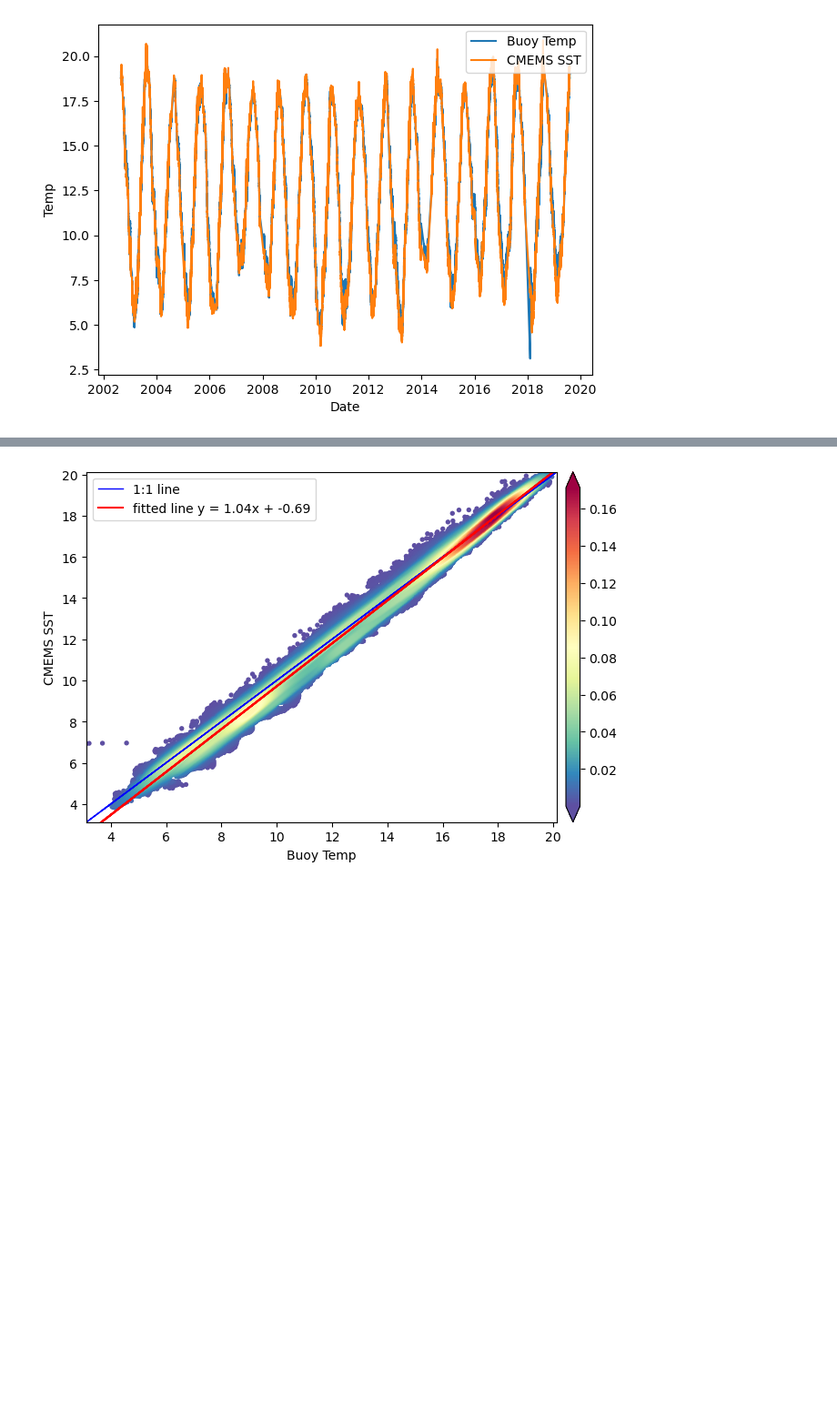
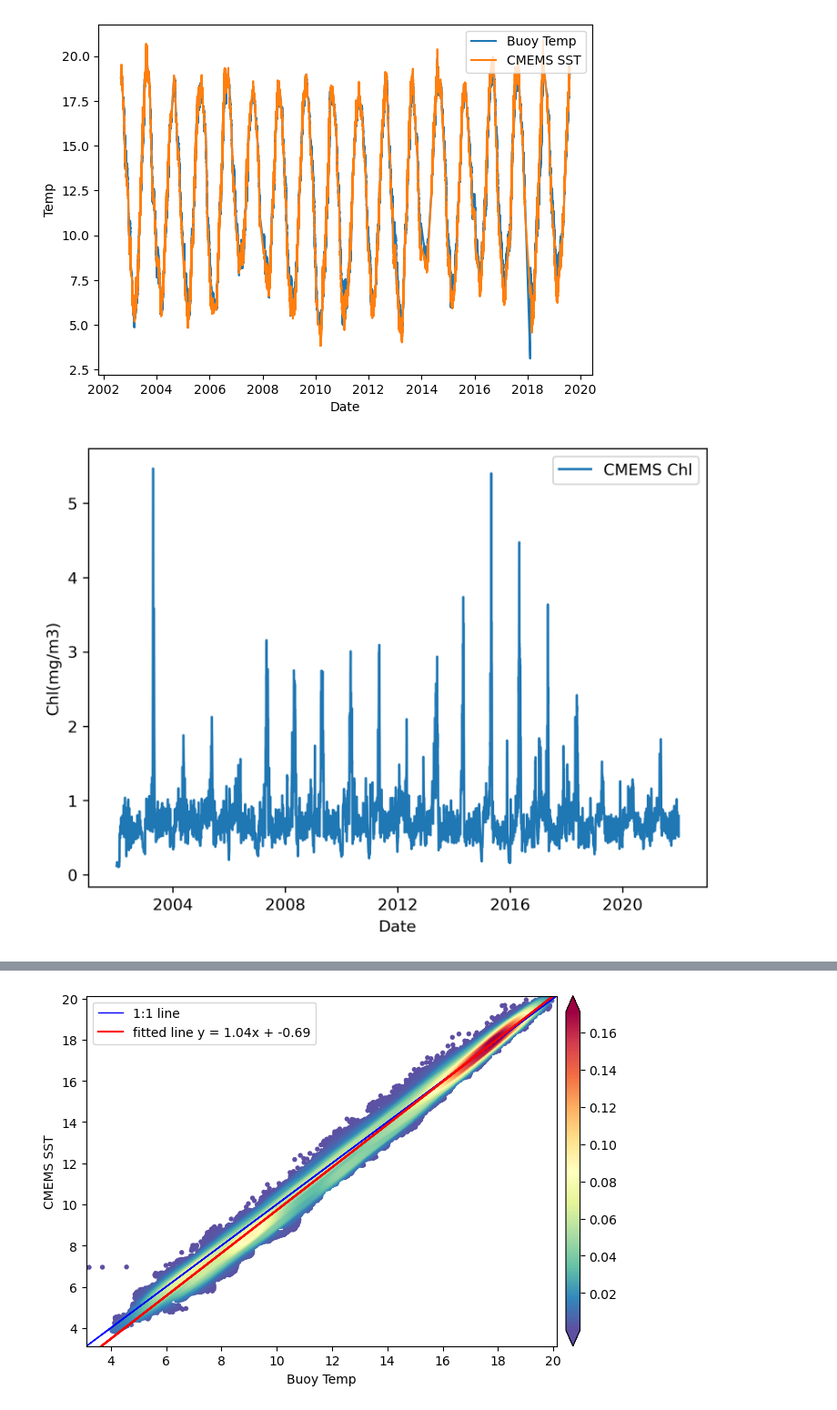
Before and after one commit to Reubenpt123/DAV, a Jupyter notebook: Scatter_plot.ipynb, the cells around one changed output, grey strips where cells are left out. Shown: that part at 91% size. Saved outputs shown, nothing was run; the diff lists cells and outputs as text; code cells hidden in the pictures; blank space fills up the shorter version.

```diff
--- a/Scatter_plot.ipynb
+++ b/Scatter_plot.ipynb
@@ -103,3 +103,25 @@ ax.set_ylabel('Temp')
 plt.show()
 # %% [output]
 [figure]
+# %%
+Chl_O2 = pd.read_csv(r'../OpenData/CMEMS_Chl_O2.csv')
+Chl_O2.index = pd.to_datetime(Chl_O2['Unnamed: 0'])
+Chl_O2
+
+Chl_O2.drop(columns=['Unnamed: 0'],inplace=True)
+Chl_O2.index = pd.to_datetime(Chl_O2.index)
+# change index name
+Chl_O2.index.name = 'dateTime'
+
+Chl_O2.columns = ['CMEMS_Chl','CMEMS_O2']
+
+# plot CMEMS_Chl
+
+fig, ax = plt.subplots(figsize=(7,5),dpi=300)
+ax.plot(Chl_O2.index,Chl_O2['CMEMS_Chl'],label='CMEMS Chl')
+ax.legend(loc = 'upper right')
+ax.set_xlabel('Date')
+ax.set_ylabel('Chl(mg/m3)')
+plt.show()
+# %% [output]
+[figure, added]
```
Also changed, not shown: parts of 1 cell of this notebook, 1 other file.
